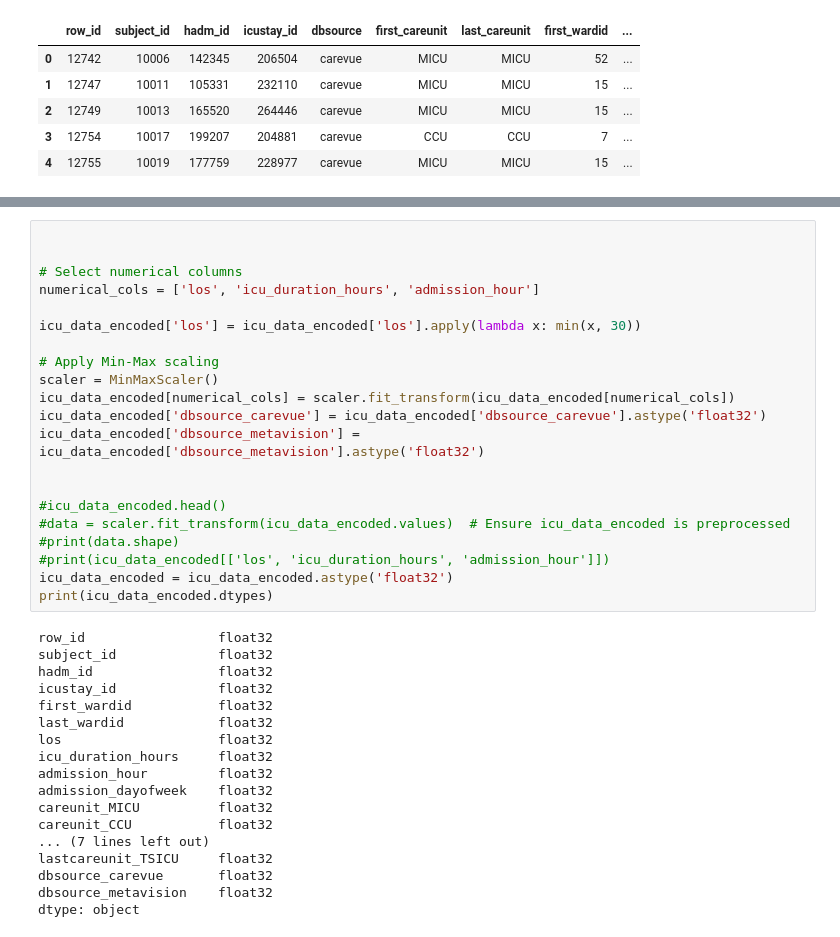
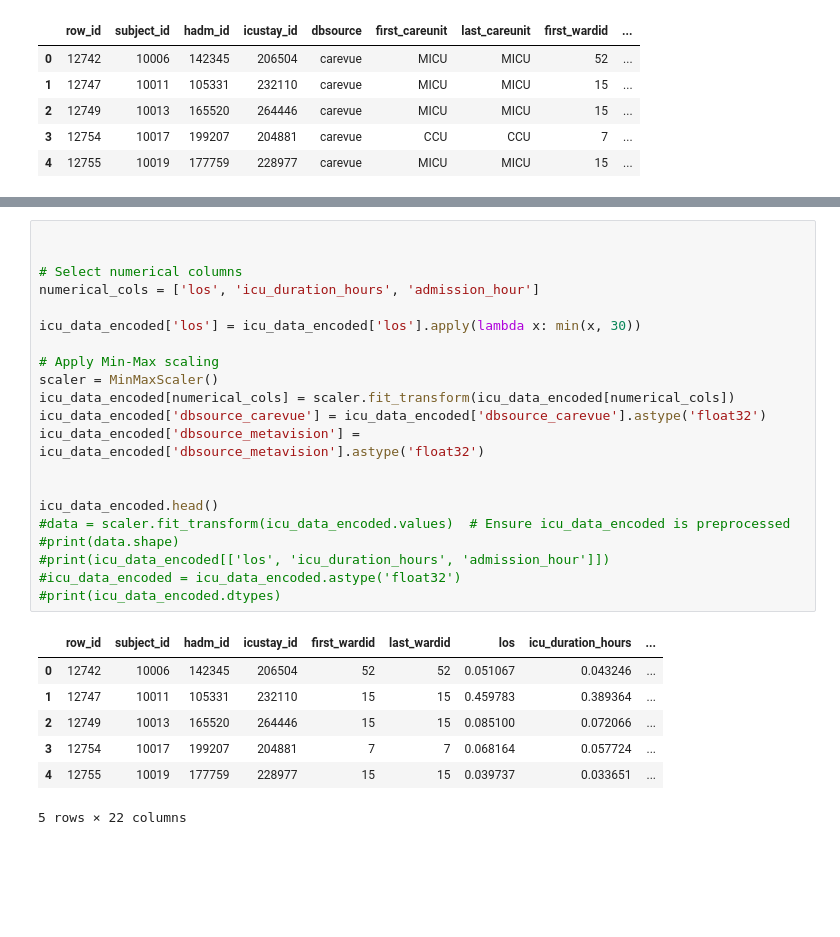
Before and after one commit to OmarSuede/GenAI, a Jupyter notebook: icu_data_VAE.ipynb, the cells around one changed output, grey strips where cells are left out. Saved outputs shown, nothing was run; the diff lists cells and outputs as text; blank space fills up the shorter version.

```diff
--- a/icu_data_VAE.ipynb
+++ b/icu_data_VAE.ipynb
@@ -90,39 +88,29 @@ icu_data_encoded.head()
 # %%
 
 
 # Select numerical columns
 numerical_cols = ['los', 'icu_duration_hours', 'admission_hour']
 
 icu_data_encoded['los'] = icu_data_encoded['los'].apply(lambda x: min(x, 30))
 
 # Apply Min-Max scaling
 scaler = MinMaxScaler()
 icu_data_encoded[numerical_cols] = scaler.fit_transform(icu_data_encoded[numerical_cols])
 icu_data_encoded['dbsource_carevue'] = icu_data_encoded['dbsource_carevue'].astype('float32')
 icu_data_encoded['dbsource_metavision'] = icu_data_encoded['dbsource_metavision'].astype('float32')
 
 
-#icu_data_encoded.head()
+icu_data_encoded.head()
 #data = scaler.fit_transform(icu_data_encoded.values)  # Ensure icu_data_encoded is preprocessed
 #print(data.shape)
 #print(icu_data_encoded[['los', 'icu_duration_hours', 'admission_hour']])
-icu_data_encoded = icu_data_encoded.astype('float32')
-print(icu_data_encoded.dtypes)
+#icu_data_encoded = icu_data_encoded.astype('float32')
+#print(icu_data_encoded.dtypes)
 # %% [output]
+|  | row_id | subject_id | hadm_id | icustay_id | first_wardid | last_wardid | los | icu_duration_hours | ... |
+| 0 | 12742 | 10006 | 142345 | 206504 | 52 | 52 | 0.051067 | 0.043246 | ... |
+| 1 | 12747 | 10011 | 105331 | 232110 | 15 | 15 | 0.459783 | 0.389364 | ... |
+| 2 | 12749 | 10013 | 165520 | 264446 | 15 | 15 | 0.085100 | 0.072066 | ... |
+| 3 | 12754 | 10017 | 199207 | 204881 | 7 | 7 | 0.068164 | 0.057724 | ... |
+| 4 | 12755 | 10019 | 177759 | 228977 | 15 | 15 | 0.039737 | 0.033651 | ... |
-row_id                 float32
-subject_id             float32
-hadm_id                float32
-icustay_id             float32
-first_wardid           float32
-last_wardid            float32
-los                    float32
-icu_duration_hours     float32
-admission_hour         float32
-admission_dayofweek    float32
-careunit_MICU          float32
-careunit_CCU           float32
-... (7 lines left out)
-lastcareunit_TSICU     float32
-dbsource_carevue       float32
-dbsource_metavision    float32
-dtype: object
+5 rows × 22 columns
```
Also changed, not shown: parts of 8 cells of this notebook.
